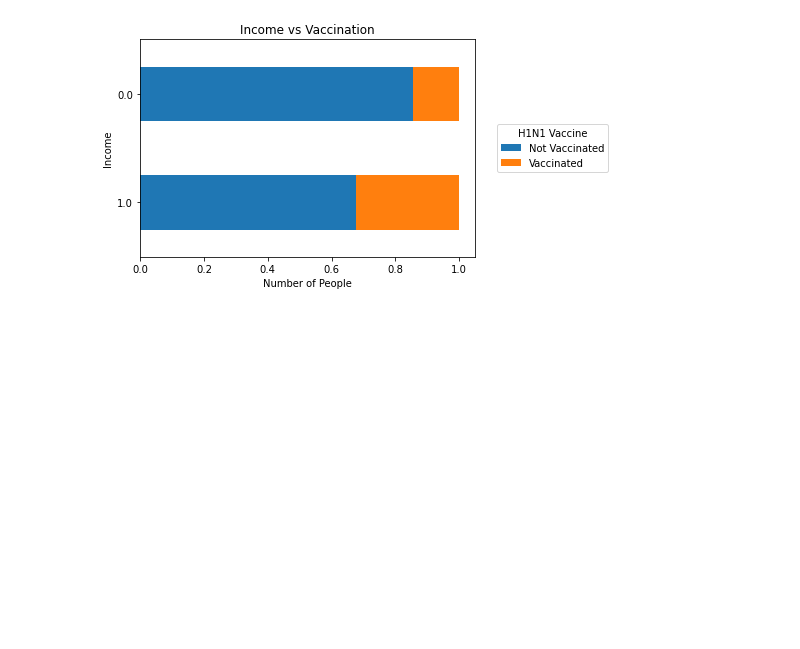
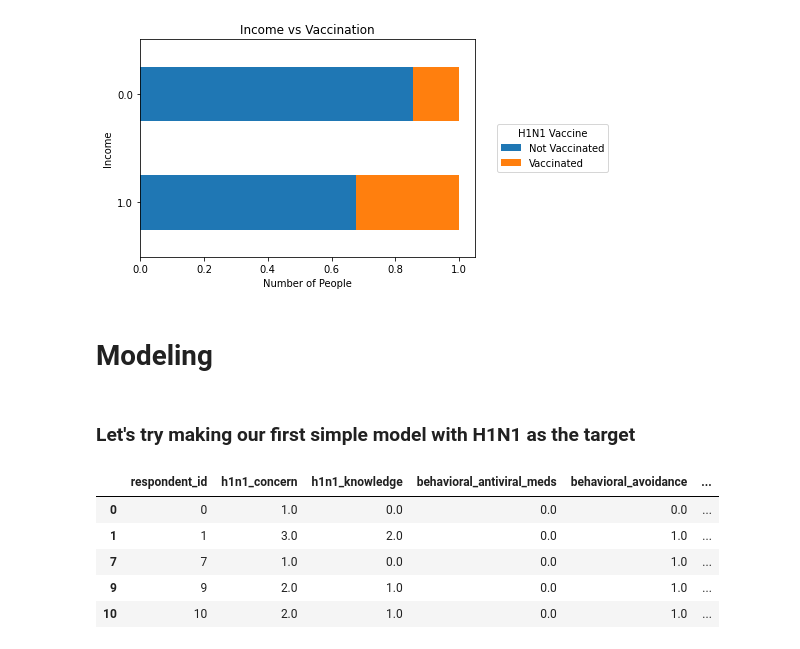
Before and after one commit to mahumabid/H1N1-vaccination-campaign, a Jupyter notebook: virus3.nb.ipynb, the cells around one changed output. Cells and saved outputs as stored; diff of their text form; code cells hidden in the pictures; blank space fills up the shorter version.

```diff
--- a/virus3.nb.ipynb
+++ b/virus3.nb.ipynb
@@ -706,3 +706,7 @@ Text(0.5, 1.0, 'Income vs Vaccination')
 [figure]
 [figure]
 [figure]
+# %% [markdown]
+# Modeling
+# %% [markdown]
+### Let's try making our first simple model with H1N1 as the target
@@ -708,0 +718,9 @@ Text(0.5, 1.0, 'Income vs Vaccination')
+# %%
+X.head()
+# %% [output]
+|  | respondent_id | h1n1_concern | h1n1_knowledge | behavioral_antiviral_meds | behavioral_avoidance | ... |
+| 0 | 0 | 1.0 | 0.0 | 0.0 | 0.0 | ... |
+| 1 | 1 | 3.0 | 2.0 | 0.0 | 1.0 | ... |
+| 7 | 7 | 1.0 | 0.0 | 0.0 | 1.0 | ... |
+| 9 | 9 | 2.0 | 1.0 | 0.0 | 1.0 | ... |
+| 10 | 10 | 2.0 | 1.0 | 0.0 | 1.0 | ... |
```
Also changed, not shown: parts of 40 cells of this notebook.
